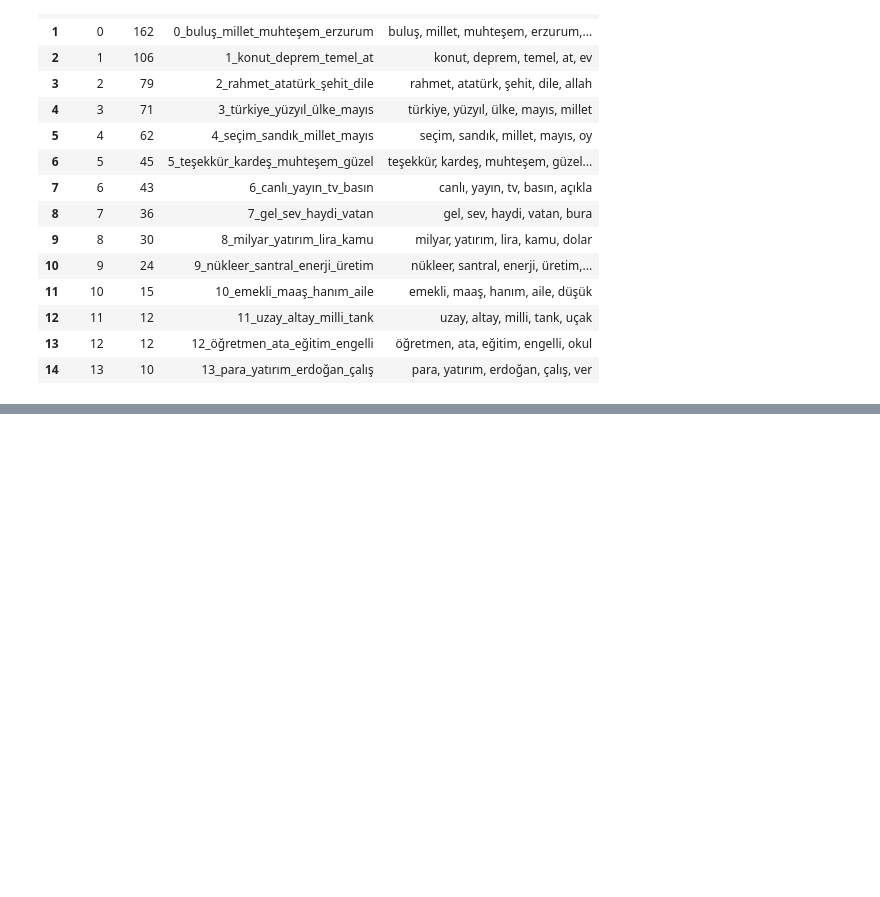
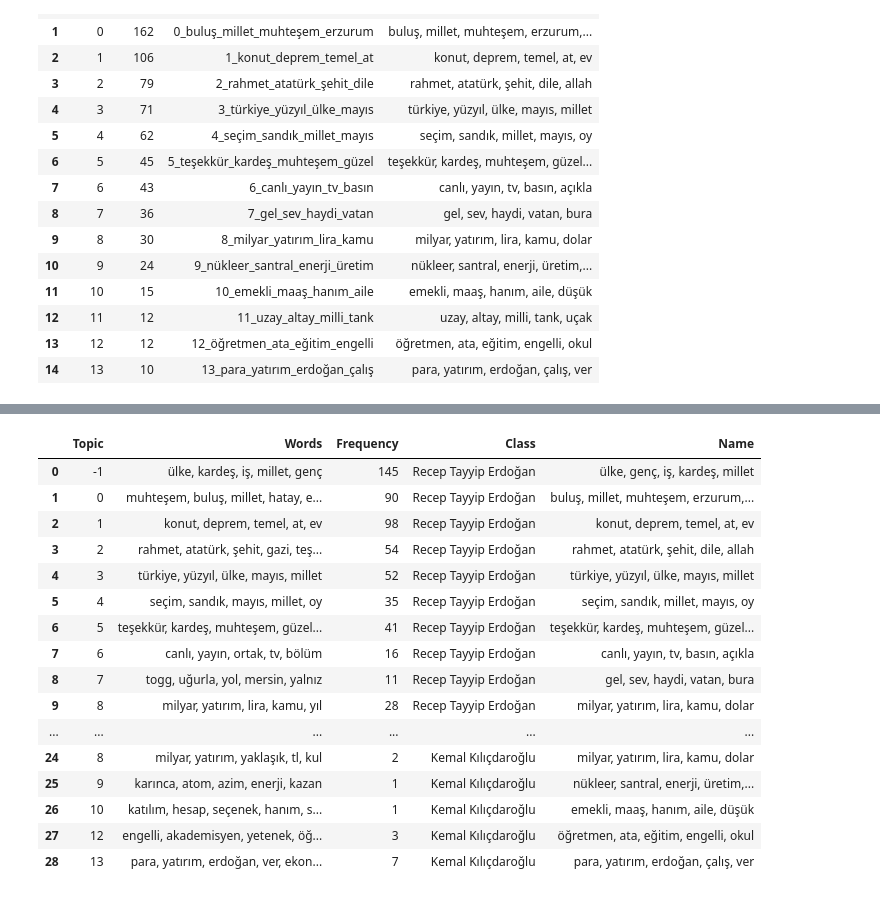
Before and after one commit to ihpar/secim, a Jupyter notebook: bertopic_analysis.ipynb, the cells around one changed output, grey strips where cells are left out. Saved outputs shown, nothing was run; the diff lists cells and outputs as text; code cells hidden in the pictures; blank space fills up the shorter version.

Commit message:
adds word cloud frequencies

```diff
--- a/bertopic_analysis.ipynb
+++ b/bertopic_analysis.ipynb
@@ -144,6 +183,26 @@ fig = topic_model.visualize_topics_per_class(
     topics_per_class, top_n_topics=18, width=1000, custom_labels=True)
 fig.write_html(f"{RESULTS_DIR}/topics_per_class.html")
 fig.show()
+# %%
+topics_per_class
+# %% [output]
+|  | Topic | Words | Frequency | Class | Name |
+| 0 | -1 | ülke, kardeş, iş, millet, genç | 145 | Recep Tayyip Erdoğan | ülke, genç, iş, kardeş, millet |
+| 1 | 0 | muhteşem, buluş, millet, hatay, e... | 90 | Recep Tayyip Erdoğan | buluş, millet, muhteşem, erzurum,... |
+| 2 | 1 | konut, deprem, temel, at, ev | 98 | Recep Tayyip Erdoğan | konut, deprem, temel, at, ev |
+| 3 | 2 | rahmet, atatürk, şehit, gazi, teş... | 54 | Recep Tayyip Erdoğan | rahmet, atatürk, şehit, dile, allah |
+| 4 | 3 | türkiye, yüzyıl, ülke, mayıs, millet | 52 | Recep Tayyip Erdoğan | türkiye, yüzyıl, ülke, mayıs, millet |
+| 5 | 4 | seçim, sandık, mayıs, millet, oy | 35 | Recep Tayyip Erdoğan | seçim, sandık, millet, mayıs, oy |
+| 6 | 5 | teşekkür, kardeş, muhteşem, güzel... | 41 | Recep Tayyip Erdoğan | teşekkür, kardeş, muhteşem, güzel... |
+| 7 | 6 | canlı, yayın, ortak, tv, bölüm | 16 | Recep Tayyip Erdoğan | canlı, yayın, tv, basın, açıkla |
+| 8 | 7 | togg, uğurla, yol, mersin, yalnız | 11 | Recep Tayyip Erdoğan | gel, sev, haydi, vatan, bura |
+| 9 | 8 | milyar, yatırım, lira, kamu, yıl | 28 | Recep Tayyip Erdoğan | milyar, yatırım, lira, kamu, dolar |
+| ... | ... | ... | ... | ... | ... |
+| 24 | 8 | milyar, yatırım, yaklaşık, tl, kul | 2 | Kemal Kılıçdaroğlu | milyar, yatırım, lira, kamu, dolar |
+| 25 | 9 | karınca, atom, azim, enerji, kazan | 1 | Kemal Kılıçdaroğlu | nükleer, santral, enerji, üretim,... |
+| 26 | 10 | katılım, hesap, seçenek, hanım, s... | 1 | Kemal Kılıçdaroğlu | emekli, maaş, hanım, aile, düşük |
+| 27 | 12 | engelli, akademisyen, yetenek, öğ... | 3 | Kemal Kılıçdaroğlu | öğretmen, ata, eğitim, engelli, okul |
+| 28 | 13 | para, yatırım, erdoğan, ver, ekon... | 7 | Kemal Kılıçdaroğlu | para, yatırım, erdoğan, çalış, ver |
 # %%
 for candidate in candidates:
     df = topics_per_class.query('Class == "' + candidate + '" and Topic > -1').sort_values(
```
Also changed, not shown: parts of 6 cells of this notebook.
